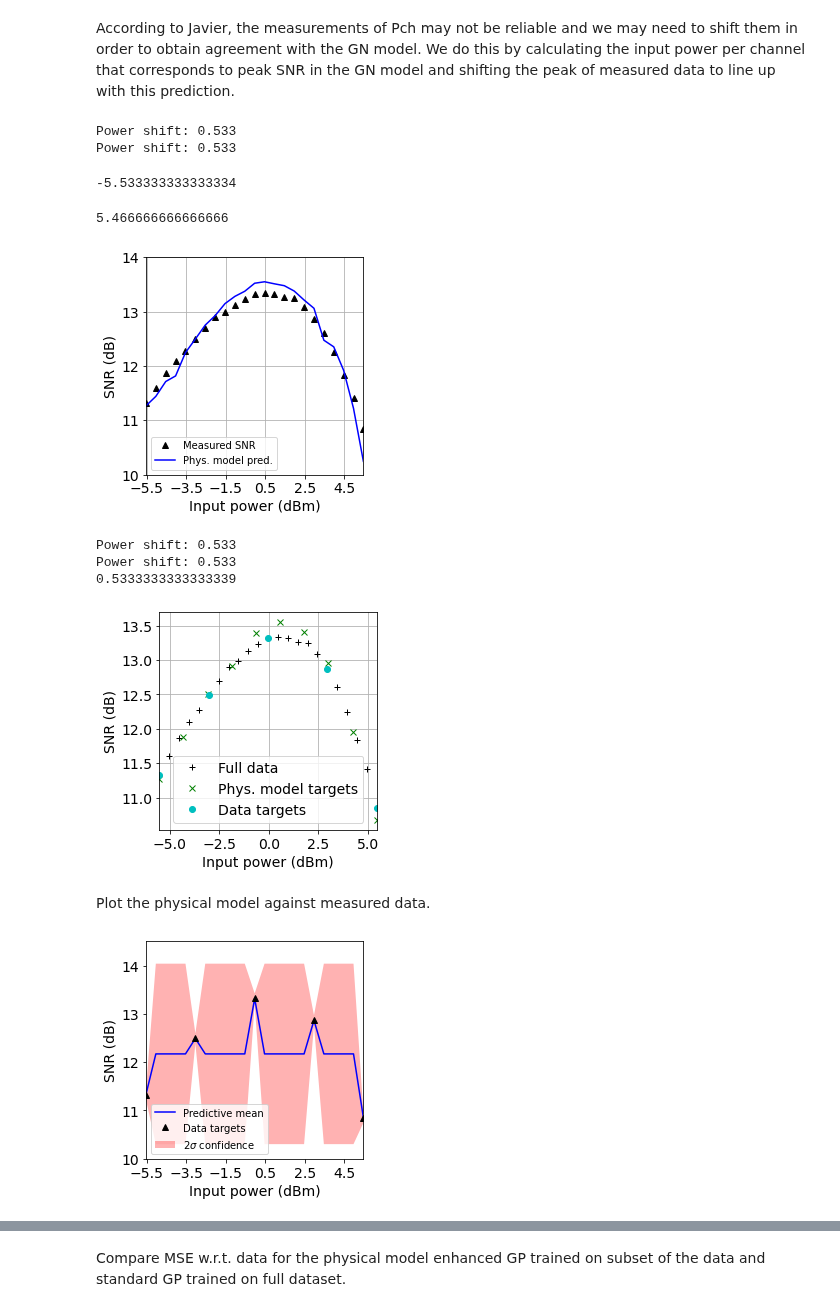
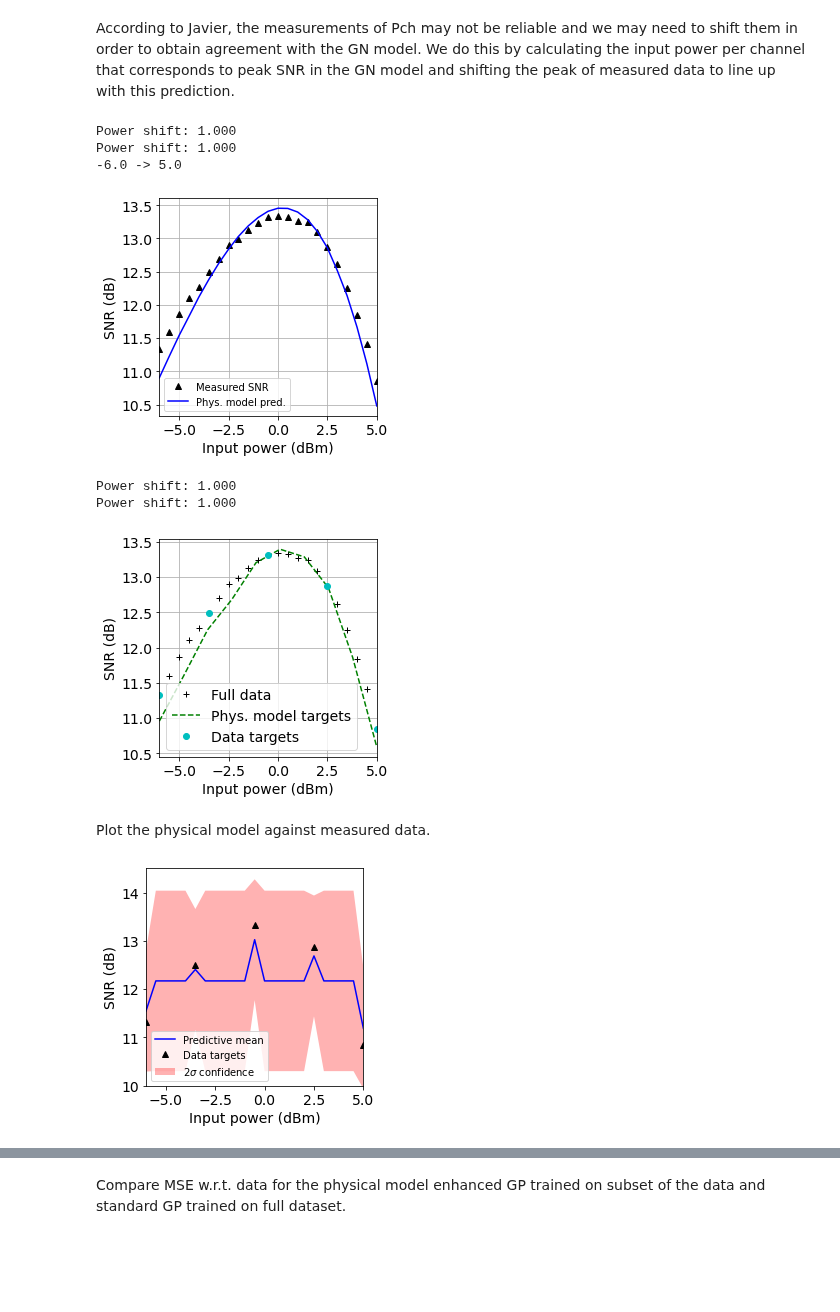
Before and after one commit to joshnevin/physics_enhanced_GPs, a Jupyter notebook: GN_model_enhanced_GPs_comp_pvar.ipynb, the cells around one changed output, grey strips where cells are left out. Saved outputs shown, nothing was run; the diff lists cells and outputs as text; code cells hidden in the pictures; blank space fills up the shorter version.

Commit message:
fixed power shift bug

```diff
--- a/GN_model_enhanced_GPs_comp_pvar.ipynb
+++ b/GN_model_enhanced_GPs_comp_pvar.ipynb
@@ -42,10 +42,9 @@ plt.show()
 # %% [markdown]
 **Inputs**: span length [km], operating central wavelength [nm], number of wavelengths, nonlinearity coefficient, dispersion coefficient, loss [db/km], symbol rate [GBd], channel bandwidth [GHz], grid spacing [GHz], EDFA noise figure [dB], number of spans, TRx back to back SNR mean [dB],  TRx back to back SNR standard dev. [dB], random seed
 # %%
-def shift_pch(pch, emp_pk):
-    pch_gn = np.linspace(pch[0], pch[-1], 100)
-    pch_shifted = pch - (emp_pk - pch_gn[np.argmax(phys_model.predict_snr(pch_gn))])
-    print("Power shift: %.3f" % (emp_pk - pch_gn[np.argmax(phys_model.predict_snr(pch_gn))]))
+def shift_pch(pch, shift):
+    pch_shifted = pch - shift
+    print("Power shift: %.3f" % shift)
     return pch_shifted
 def gen_phys_targets(model, pch, num_pts_phys, sig, rseed):
     pch_gn_shifted = np.linspace(pch[0], pch[-1], num_pts_phys)
@@ -88,10 +87,14 @@ def convert_to_lin_dbm(x):
 def predict_snr_pvar(pch, model, rseed, sig):
     np.random.seed(rseed)
     #pch_pert = convert_to_dbm( np.array([np.random.normal(i, sig) for i in convert_to_lin_dbm(pch)]) )
-    pch_pert = pch + np.random.normal(0, sig, len(pch))
+    try:
+        pch_pert = pch + np.random.normal(0, sig, len(pch))
+    except:
+        pch_pert = pch + np.random.normal(0, sig, 1)
     #pch_pert = pch + np.random.uniform(-sig, sig, len(pch))
     ASE = phys_model.calc_Pase() # W
     Pnli = phys_model.calc_eta(pch_pert)*(convert_to_lin_dbm(pch_pert)**3)
     #trx_btb = 1/31.6
-    trx_btb = 1/39.8
+    #trx_btb = 1/39.8
+    trx_btb = 1/convert_to_lin(16.)
     return convert_to_db(1/(1/(convert_to_lin_dbm(pch_pert)/(ASE + Pnli)) + trx_btb ))
@@ -105,23 +103,17 @@ nsr_std = convert_to_db(unc_fac*convert_to_lin(-15))
 # %%
-#phys_model = GN_model(100, 1550, 1, 0.72, 18, 0.18, 35, 40.2, 50, 4.6, 10, -15, nsr_std, 4)
-phys_model = GN_model(100, 1550, 1, 0.72, 18, 0.2, 35, 40.2, 50, 4.6, 10, -15, nsr_std, 4)
+place_holder = 100
+phys_model = GN_model(100, 1550, 1, 0.72, 14, 0.20, 35, 40.2, 50, 4.4, 10, place_holder, place_holder, 4) # G.652 +1 dBm shift
+#phys_model = GN_model(100, 1550, 1, 0.72, 17, 0.2, 35, 40.2, 50, 4.6, 10, place_holder, place_holder, 4) # G.652 no shift
+#phys_model = GN_model(100, 1550, 1, 1.14, 13.3, 0.18, 35, 40.2, 50, 4.6, 10, place_holder, place_holder, 4) # G.652 +3 dBm shift
 # %% [markdown]
 According to Javier, the measurements of Pch may not be reliable and we may need to shift them in order to obtain agreement with the GN model. We do this by calculating the input power per channel that corresponds to peak SNR in the GN model and shifting the peak of measured data to line up with this prediction.
 # %%
-#emp_pk = 0.7
-emp_pk = 1.2
-pch_sub_shifted = shift_pch(pch_sub, emp_pk)
-pch_shifted = shift_pch(pch, emp_pk)
-pch_gn_example, snr_phys_example = gen_phys_targets(phys_model, pch_shifted, len(snr), 0.5/3, 3)
-#pch_gn_example, snr_phys_example = gen_phys_targets(phys_model, pch, len(snr))
+shift = +1
+pch_sub_shifted = shift_pch(pch_sub, shift)
+pch_shifted = shift_pch(pch, shift)
+pch_gn_example, snr_phys_example = gen_phys_targets(phys_model, pch_shifted, len(snr), 0.01, 3)
+print(str(pch_shifted[0]) + ' -> ' + str(pch_shifted[-1]))
 # %% [output]
-Power shift: 0.533
-Power shift: 0.533
+Power shift: 1.000
+Power shift: 1.000
+-6.0 -> 5.0
-# %%
-pch_shifted[0]
-# %% [output]
--5.533333333333334
-# %%
-pch_shifted[-1]
-# %% [output]
-5.466666666666666
@@ -133,41 +120,39 @@ pch_shifted[-1]
 # %%
 f, ax = plt.subplots()
 plt.plot(pch_shifted, snr, 'k^', label='Measured SNR')
 plt.plot(pch_gn_example, snr_phys_example, 'b-', label='Phys. model pred.')
 plt.xlim([pch_shifted[0], pch_shifted[-1]])
 #plt.xticks([-2.5, -1, 0.5, 2, 3.5 ])
 #plt.xticks([-6, -4, -2, 0, 2, 4 ])
-plt.xticks([-5.5, -3.5, -1.5, 0.5, 2.5, 4.5])
-plt.ylim([10,14])
+#plt.xticks([-5.5, -3.5, -1.5, 0.5, 2.5, 4.5])
+#plt.xticks([-5, -2.5, 0, 2.5, 5])
+#plt.ylim([10,14])
 plt.xlabel("Input power (dBm)")
 plt.ylabel("SNR (dB)")
 plt.legend(prop={'size':10})
 ax.set_aspect(1.0/ax.get_data_ratio(), adjustable='box')
 f.patch.set_facecolor('w')
 plt.grid()
-plt.savefig('figures/gn_measurements_comp_pvar05.pdf', dpi=200,bbox_inches='tight')
-#plt.savefig('figures/test_unshifted.pdf', dpi=200,bbox_inches='tight')
+#plt.savefig('figures/gn_measurements_comp_pvar05.pdf', dpi=200,bbox_inches='tight')
+plt.savefig('figures/test_shifted1.pdf', dpi=200,bbox_inches='tight')
 plt.show()
 # %% [output]
-[figure, old version]
+[figure, new version]
 # %%
 num_pts_phys = 10
 # %%
 pch_gn = np.linspace(pch[0], pch[-1], 100)
-#emp_pk = 0.7
-emp_pk = 1.2
-pch_sub_shifted = shift_pch(pch_sub, emp_pk)
-pch_shifted = shift_pch(pch, emp_pk)
+shift = 1.0
+pch_sub_shifted = shift_pch(pch_sub, shift)
+pch_shifted = shift_pch(pch, shift)
 pch_gn_shifted, snr_phys = gen_phys_targets(phys_model, pch_shifted, num_pts_phys, 0.5/3, 3)
-print((emp_pk - pch_gn[np.argmax(phys_model.predict_snr(pch_gn))]))
 # %% [output]
-Power shift: 0.533
-Power shift: 0.533
-0.5333333333333339
+Power shift: 1.000
+Power shift: 1.000
 # %%
 f, ax = plt.subplots()
 plt.plot(pch_shifted, snr, 'k+', label='Full data')
-plt.plot(pch_gn_shifted, snr_phys, 'gx', label='Phys. model targets')
+plt.plot(pch_gn_shifted, snr_phys, 'g--', label='Phys. model targets')
 plt.plot(pch_sub_shifted, snr_sub, 'co', label='Data targets')
 plt.xlim([pch_shifted[0], pch_shifted[-1]])
 #plt.yticks([10,10.5,11,11.5,12, 12.5, 13, 13.5])
@@ -181,7 +166,7 @@ ax.set_aspect(1.0/ax.get_data_ratio(), adjustable='box')
 #plt.savefig('figures/powershifted_gn_comparison.pdf', dpi=200,bbox_inches='tight')
 plt.show()
 # %% [output]
-[figure, old version]
+[figure, new version]
 # %% [markdown]
 Plot the physical model against measured data.
 # %%
@@ -210,7 +195,7 @@ ax.fill(np.concatenate([pch_shifted, pch_shifted[::-1]]),
             alpha=0.3, fc='r', ec='None', label='2$\sigma$ confidence')
 plt.xlim([pch_shifted[0], pch_shifted[-1]])
 #plt.xticks([-6, -4, -2, 0, 2, 4 ])
-plt.xticks([-5.5, -3.5, -1.5, 0.5, 2.5, 4.5])
+#plt.xticks([-5.5, -3.5, -1.5, 0.5, 2.5, 4.5])
 plt.ylim([10,14.5])
 plt.xlabel("Input power (dBm)")
 plt.ylabel("SNR (dB)")
@@ -218,10 +203,10 @@ plt.ylabel("SNR (dB)")
 plt.legend(loc=3,prop={'size':10})
 ax.set_aspect(1.0/ax.get_data_ratio(), adjustable='box')
 f.patch.set_facecolor('w')
-plt.savefig('figures/comp_standard_gppvar05.pdf', dpi=200,bbox_inches='tight')
+#plt.savefig('figures/comp_standard_gppvar05.pdf', dpi=200,bbox_inches='tight')
 plt.show()
 # %% [output]
-[figure, old version]
+[figure, new version]
 # %%
 f, ax = plt.subplots()
 ax.plot(pch_shifted, mu_sk_f, 'b-', label = 'Stan. GP pred. mean ')
```
Also changed, not shown: parts of 15 cells of this notebook, 2 other files.
